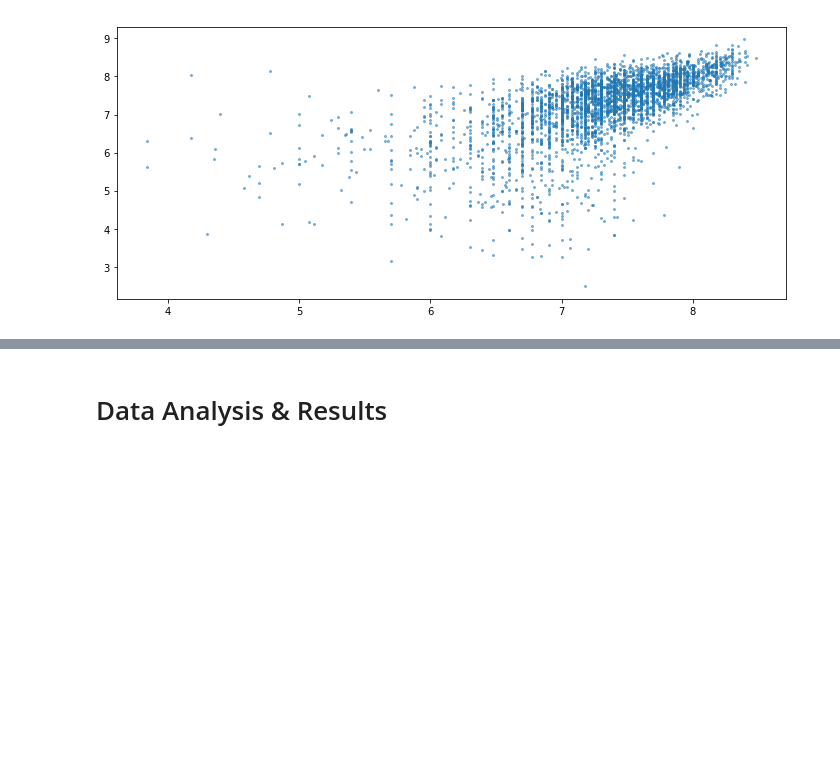
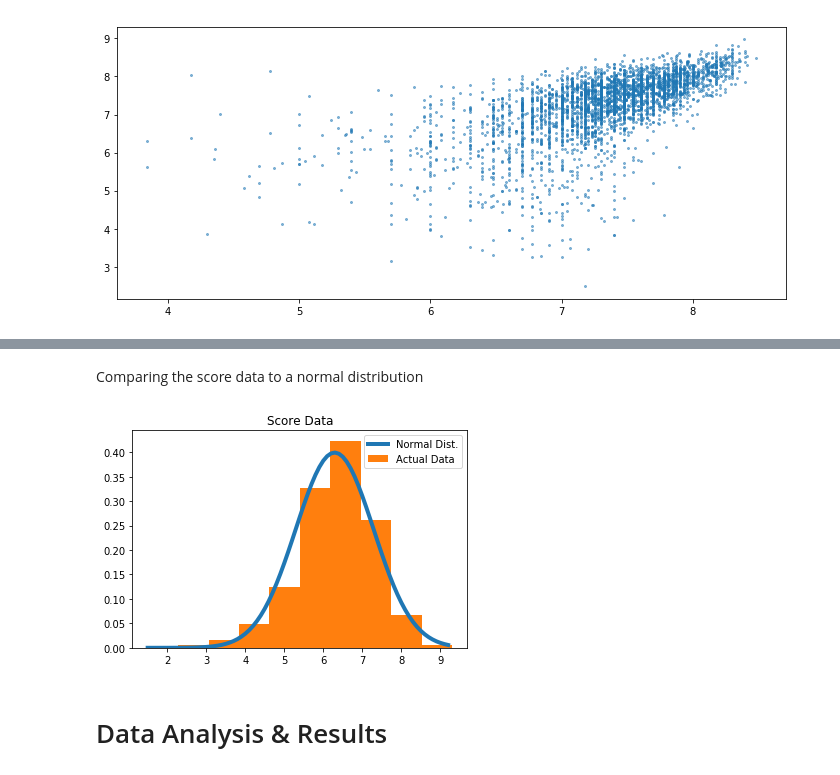
Before and after one commit to Dragon-Abyss/Cogs-Final, a Jupyter notebook: final-108.ipynb, the cells around one changed output, grey strips where cells are left out. Drawn from its saved outputs; the diff is of its cells as text; code cells hidden in the pictures; blank space fills up the shorter version.

```diff
--- a/final-108.ipynb
+++ b/final-108.ipynb
@@ -225,3 +234,17 @@ plt.scatter(df['budget10'], df['gross10'], alpha=0.5, label='Data', s=4);
+# %% [markdown]
+Comparing the score data to a normal distribution
+# %%
+scoreValues = df['score'].values
+xs = np.arange(scoreValues.min(), scoreValues.max(), 0.1)
+fit = stats.norm.pdf(xs, np.mean(scoreValues), np.std(scoreValues))
+plt.plot(xs, fit, label='Normal Dist.', lw=4)
+plt.hist(scoreValues, density=True, label='Actual Data');
+plt.title('Score Data')
+plt.legend();
+
+# code source: assignment 4
+# %% [output]
+[figure, added]
 # %% [markdown]
 # Data Analysis & Results
 # %% [markdown]
```
Also changed, not shown: parts of 27 cells of this notebook.
